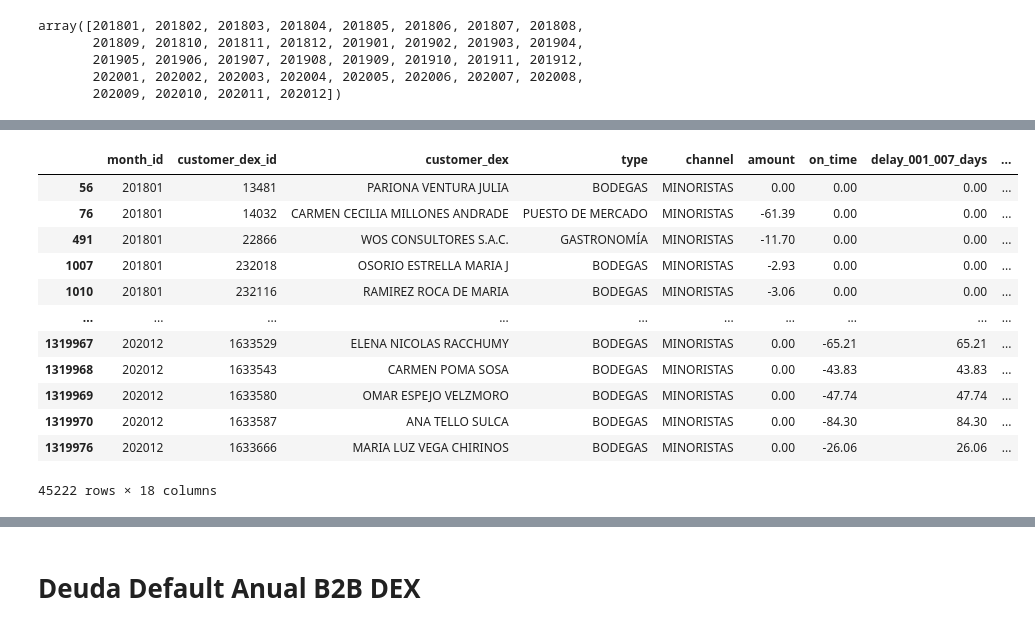
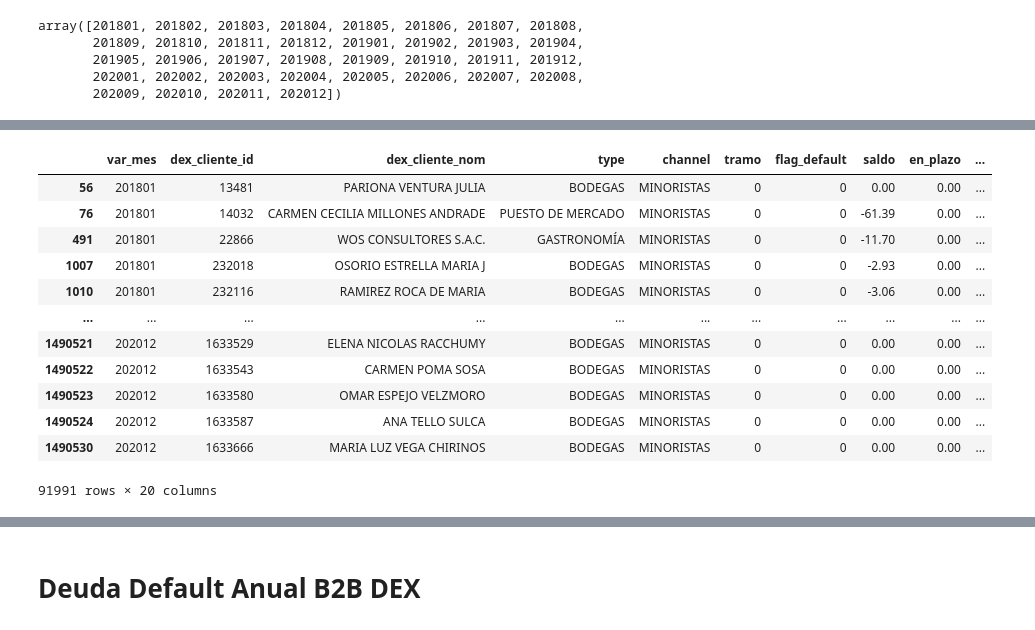
Before and after one commit to jbaraybar/dex_presentacion, a Jupyter notebook: presentacion.ipynb, the cells around one changed output, grey strips where cells are left out. Drawn from its saved outputs; the diff is of its cells as text; code cells hidden in the pictures.

```diff
--- a/presentacion.ipynb
+++ b/presentacion.ipynb
@@ -134,0 +98,8 @@ df
+# %%
+df = df.drop(['id','name'],axis=1)
+df = df[['var_mes', 'dex_cliente_id', 'dex_cliente_nom', 'type', 'channel', 'nuevo_tramo', 'flag_default', 'saldo', 'en_plazo',
+       'atr_1_7_dias', 'atr_8_15_dias', 'atr_16_30_dias','atr_31_60_dias', 'atr_61_90_dias', 'atr_91_120_dias',
+       'atr_121_150_dias', 'atr_151_180_dias', 'atr_181_360_dias','atr_360_dias_a_mas']]
+df = df.rename(columns={'nuevo_tramo':'tramo'})
+
+df
@@ -180,8 +165,8 @@ MAYORISTAS      77984
 Name: channel, dtype: int64
 # %%
-df = df[df['month_id'].between(201801,202012)]
+df = df[df['var_mes'].between(201801,202012)]
 
-df['month_id'].unique()
+df['var_mes'].unique()
 # %% [output]
 array([201801, 201802, 201803, 201804, 201805, 201806, 201807, 201808,
        201809, 201810, 201811, 201812, 201901, 201902, 201903, 201904,
@@ -200,6 +185,6 @@ df.head()
 # %%
-df[['customer_dex_id']] = df['customer_dex_id'].astype('int64')
-df.iloc[:,5:] = df.iloc[:,5:].fillna(0)
+df[['dex_cliente_id']] = df['dex_cliente_id'].astype('int64')
+df.iloc[:,7:] = df.iloc[:,7:].fillna(0)
 # %%
 df.info()
 # %% [output]
@@ -252,8 +212,8 @@ df.shape
 # %%
-df['deuda_default'] = (df['delay_061_090_days']+
-                       df['delay_091_120_days']+df['delay_121_150_days']+
-                       df['delay_151_180_days']+df['delay_181_360_days']+
-                       df['delay_360_to_more'])
+df['deuda_default'] = (df['atr_61_90_dias']+
+                       df['atr_91_120_dias']+df['atr_121_150_dias']+
+                       df['atr_151_180_dias']+df['atr_181_360_dias']+
+                       df['atr_360_dias_a_mas'])
 # %%
 df
 # %% [output]
@@ -289,17 +249,17 @@ df[df['deuda_default'] > 0]
 # %%
-df[df['amount'] <= 0]
+df[df['saldo'] <= 0]
 # %% [output]
-|  | month_id | customer_dex_id | customer_dex | type | channel | amount | on_time | delay_001_007_days | ... |
-| 56 | 201801 | 13481 | PARIONA VENTURA JULIA | BODEGAS | MINORISTAS | 0.00 | 0.00 | 0.00 | ... |
-| 76 | 201801 | 14032 | CARMEN CECILIA MILLONES ANDRADE | PUESTO DE MERCADO | MINORISTAS | -61.39 | 0.00 | 0.00 | ... |
-| 491 | 201801 | 22866 | WOS CONSULTORES S.A.C. | GASTRONOMÍA | MINORISTAS | -11.70 | 0.00 | 0.00 | ... |
-| 1007 | 201801 | 232018 | OSORIO ESTRELLA MARIA J | BODEGAS | MINORISTAS | -2.93 | 0.00 | 0.00 | ... |
-| 1010 | 201801 | 232116 | RAMIREZ ROCA DE MARIA | BODEGAS | MINORISTAS | -3.06 | 0.00 | 0.00 | ... |
-| ... | ... | ... | ... | ... | ... | ... | ... | ... | ... |
-| 1319967 | 202012 | 1633529 | ELENA NICOLAS RACCHUMY | BODEGAS | MINORISTAS | 0.00 | -65.21 | 65.21 | ... |
-| 1319968 | 202012 | 1633543 | CARMEN POMA SOSA | BODEGAS | MINORISTAS | 0.00 | -43.83 | 43.83 | ... |
-| 1319969 | 202012 | 1633580 | OMAR ESPEJO VELZMORO | BODEGAS | MINORISTAS | 0.00 | -47.74 | 47.74 | ... |
-| 1319970 | 202012 | 1633587 | ANA TELLO SULCA | BODEGAS | MINORISTAS | 0.00 | -84.30 | 84.30 | ... |
-| 1319976 | 202012 | 1633666 | MARIA LUZ VEGA CHIRINOS | BODEGAS | MINORISTAS | 0.00 | -26.06 | 26.06 | ... |
+|  | var_mes | dex_cliente_id | dex_cliente_nom | type | channel | tramo | flag_default | saldo | en_plazo | ... |
+| 56 | 201801 | 13481 | PARIONA VENTURA JULIA | BODEGAS | MINORISTAS | 0 | 0 | 0.00 | 0.00 | ... |
+| 76 | 201801 | 14032 | CARMEN CECILIA MILLONES ANDRADE | PUESTO DE MERCADO | MINORISTAS | 0 | 0 | -61.39 | 0.00 | ... |
+| 491 | 201801 | 22866 | WOS CONSULTORES S.A.C. | GASTRONOMÍA | MINORISTAS | 0 | 0 | -11.70 | 0.00 | ... |
+| 1007 | 201801 | 232018 | OSORIO ESTRELLA MARIA J | BODEGAS | MINORISTAS | 0 | 0 | -2.93 | 0.00 | ... |
+| 1010 | 201801 | 232116 | RAMIREZ ROCA DE MARIA | BODEGAS | MINORISTAS | 0 | 0 | -3.06 | 0.00 | ... |
+| ... | ... | ... | ... | ... | ... | ... | ... | ... | ... | ... |
+| 1490521 | 202012 | 1633529 | ELENA NICOLAS RACCHUMY | BODEGAS | MINORISTAS | 0 | 0 | 0.00 | 0.00 | ... |
+| 1490522 | 202012 | 1633543 | CARMEN POMA SOSA | BODEGAS | MINORISTAS | 0 | 0 | 0.00 | 0.00 | ... |
+| 1490523 | 202012 | 1633580 | OMAR ESPEJO VELZMORO | BODEGAS | MINORISTAS | 0 | 0 | 0.00 | 0.00 | ... |
+| 1490524 | 202012 | 1633587 | ANA TELLO SULCA | BODEGAS | MINORISTAS | 0 | 0 | 0.00 | 0.00 | ... |
+| 1490530 | 202012 | 1633666 | MARIA LUZ VEGA CHIRINOS | BODEGAS | MINORISTAS | 0 | 0 | 0.00 | 0.00 | ... |
-45222 rows × 18 columns
+91991 rows × 20 columns
 # %%
```
Also changed, not shown: parts of 52 cells of this notebook.
